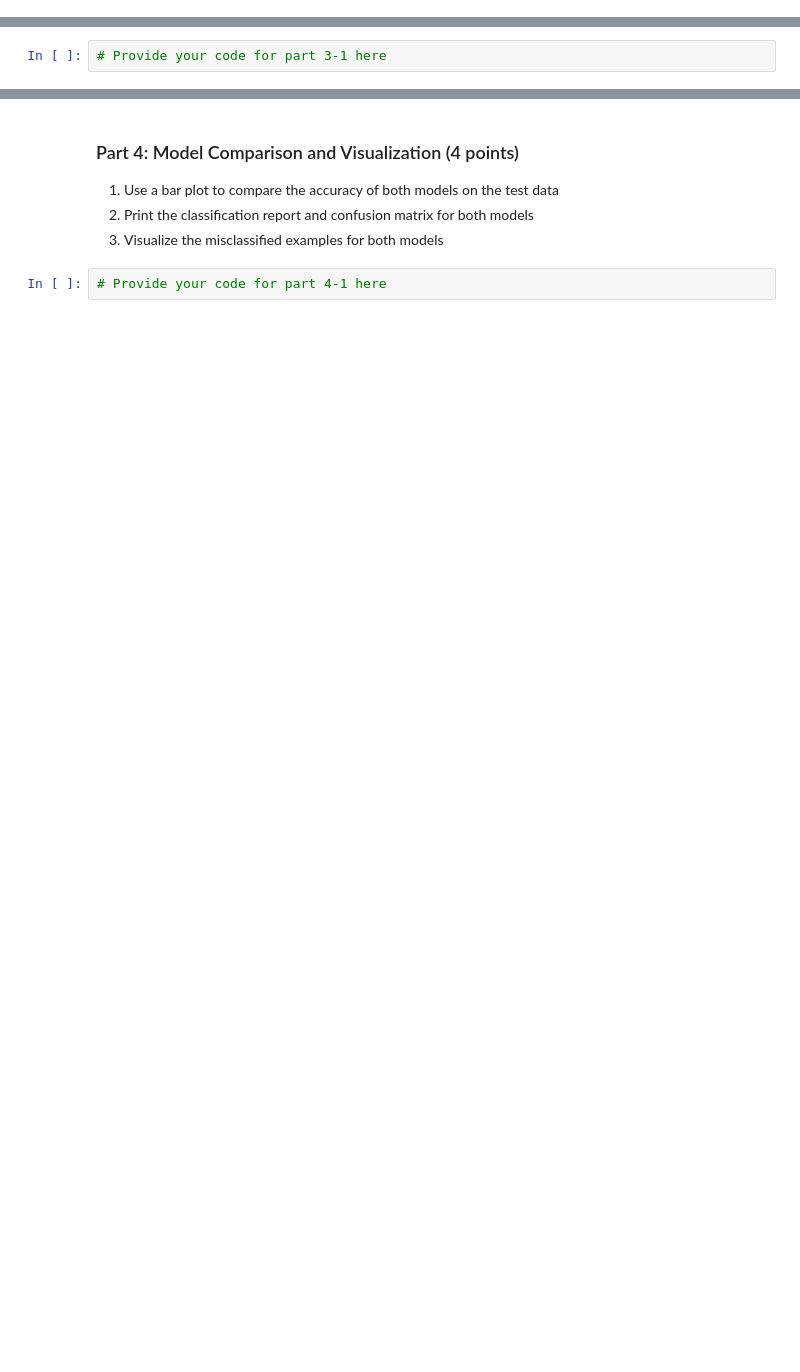
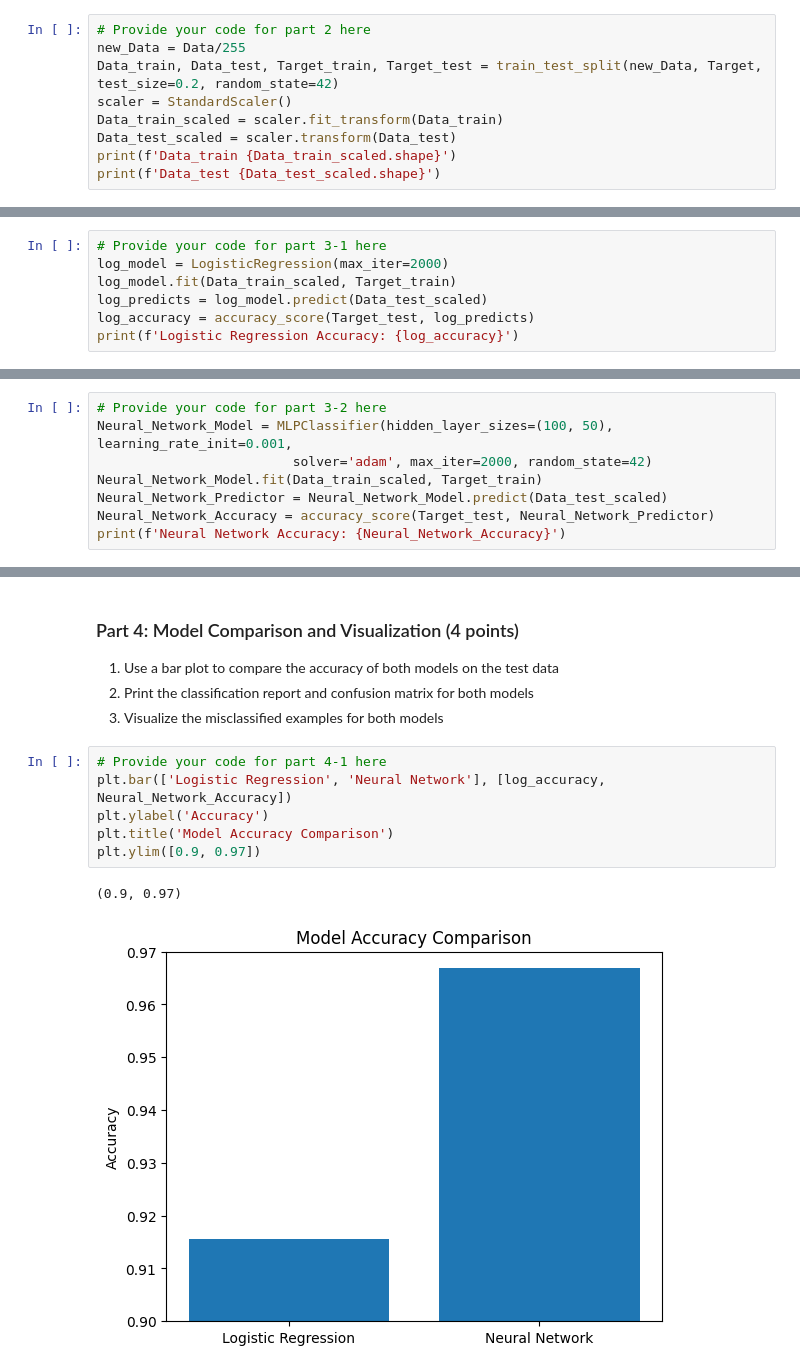
Before and after one commit to Cooper1217/BME3053C-Spring-2025, a Jupyter notebook: HW/supervised_homework-1.ipynb, the cells around one changed output, grey strips where cells are left out. Cells and saved outputs as stored; diff of their text form; blank space fills up the shorter version.

```diff
--- a/HW/supervised_homework-1.ipynb
+++ b/HW/supervised_homework-1.ipynb
@@ -61,0 +69,9 @@ for spot in range(16)
+# %%
+# Provide your code for part 2 here
+new_Data = Data/255
+Data_train, Data_test, Target_train, Target_test = train_test_split(new_Data, Target, test_size=0.2, random_state=42)
+scaler = StandardScaler()
+Data_train_scaled = scaler.fit_transform(Data_train)
+Data_test_scaled = scaler.transform(Data_test)
+print(f'Data_train {Data_train_scaled.shape}')
+print(f'Data_test {Data_test_scaled.shape}')
@@ -65,3 +84,8 @@ for spot in range(16)
 2. Train a Neural Network model using the training data. The neural network should have 2 hidden layers with 100 and 50 neurons respectively. Use the Adam optimizer and a learning rate of 0.001.
 # %%
 # Provide your code for part 3-1 here
+log_model = LogisticRegression(max_iter=2000)
+log_model.fit(Data_train_scaled, Target_train)
+log_predicts = log_model.predict(Data_test_scaled)
+log_accuracy = accuracy_score(Target_test, log_predicts)
+print(f'Logistic Regression Accuracy: {log_accuracy}')
@@ -69,0 +94,8 @@ for spot in range(16)
+# %%
+# Provide your code for part 3-2 here
+Neural_Network_Model = MLPClassifier(hidden_layer_sizes=(100, 50), learning_rate_init=0.001,
+                         solver='adam', max_iter=2000, random_state=42)
+Neural_Network_Model.fit(Data_train_scaled, Target_train)
+Neural_Network_Predictor = Neural_Network_Model.predict(Data_test_scaled)
+Neural_Network_Accuracy = accuracy_score(Target_test, Neural_Network_Predictor)
+print(f'Neural Network Accuracy: {Neural_Network_Accuracy}')
@@ -74,3 +108,10 @@ for spot in range(16)
 3. Visualize the misclassified examples for both models
 # %%
 # Provide your code for part 4-1 here
+plt.bar(['Logistic Regression', 'Neural Network'], [log_accuracy, Neural_Network_Accuracy])
+plt.ylabel('Accuracy')
+plt.title('Model Accuracy Comparison')
+plt.ylim([0.9, 0.97])
+# %% [output]
+(0.9, 0.97)
+[figure, added]
```
Also changed, not shown: parts of 10 cells of this notebook.
